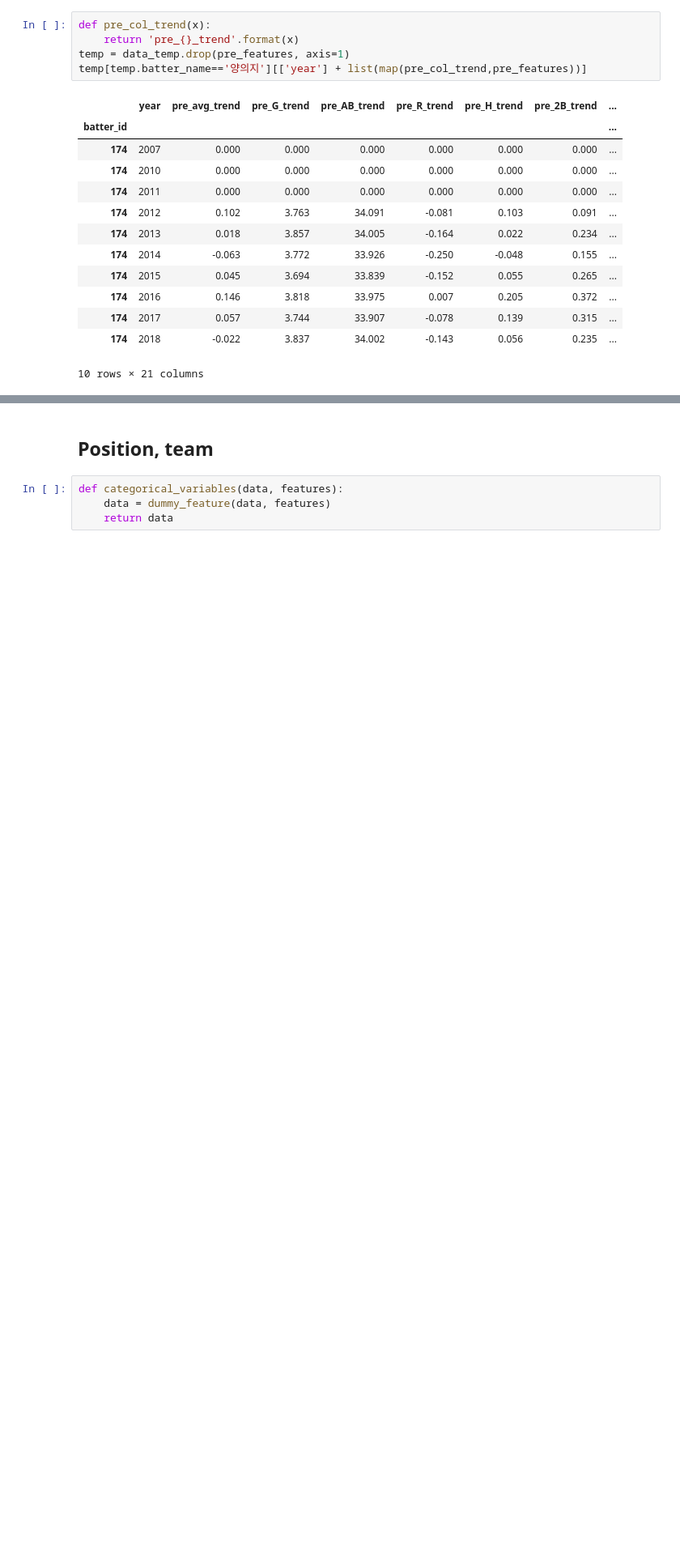
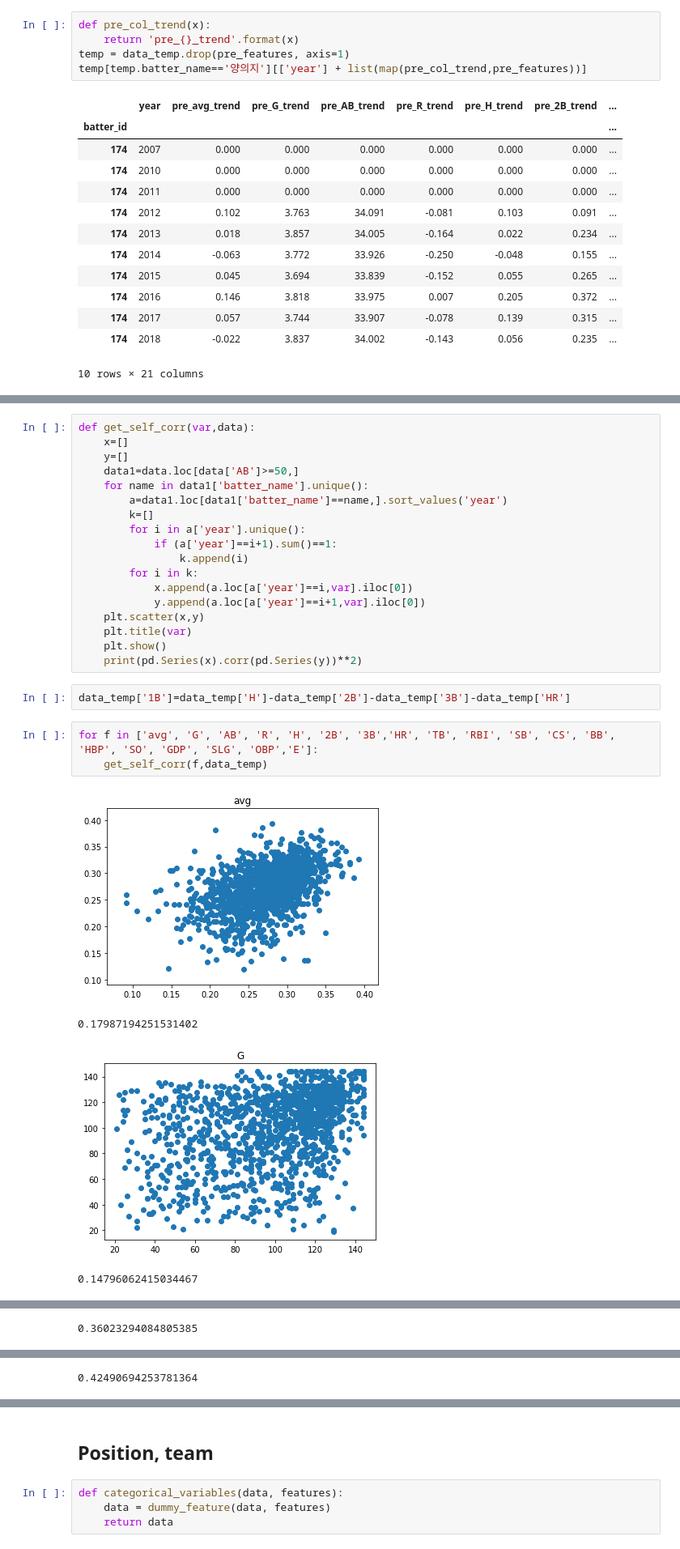
Before and after one commit to TooTouch/Dacon, a Jupyter notebook: ipynb/preprocessing.ipynb, the cells around one changed output, grey strips where cells are left out. Shown at 81% size. Cells and saved outputs as stored; diff of their text form; blank space fills up the shorter version.

```diff
--- a/ipynb/preprocessing.ipynb
+++ b/ipynb/preprocessing.ipynb
@@ -638,0 +707,28 @@ temp[temp.batter_name=='양의지'][['year'] + list(map(pre_col_trend,pre_featur
+# %%
+def get_self_corr(var,data):
+    x=[]
+    y=[]
+    data1=data.loc[data['AB']>=50,]
+    for name in data1['batter_name'].unique():
+        a=data1.loc[data1['batter_name']==name,].sort_values('year')
+        k=[]
+        for i in a['year'].unique():
+            if (a['year']==i+1).sum()==1:
+                k.append(i)
+        for i in k:
+            x.append(a.loc[a['year']==i,var].iloc[0])
+            y.append(a.loc[a['year']==i+1,var].iloc[0])
+    plt.scatter(x,y)
+    plt.title(var)
+    plt.show()
+    print(pd.Series(x).corr(pd.Series(y))**2)
+# %%
+data_temp['1B']=data_temp['H']-data_temp['2B']-data_temp['3B']-data_temp['HR']
+# %%
+for f in ['avg', 'G', 'AB', 'R', 'H', '2B', '3B','HR', 'TB', 'RBI', 'SB', 'CS', 'BB', 'HBP', 'SO', 'GDP', 'SLG', 'OBP','E']:
+    get_self_corr(f,data_temp)
+# %% [output]
+[figure, added]
+0.17987194251531402
+[figure, added]
+0.14796062415034467
@@ -638,0 +736 @@ temp[temp.batter_name=='양의지'][['year'] + list(map(pre_col_trend,pre_featur
+0.36023294084805385
@@ -638,0 +738 @@ temp[temp.batter_name=='양의지'][['year'] + list(map(pre_col_trend,pre_featur
+0.42490694253781364
```
Also changed, not shown: parts of 12 cells of this notebook, 8 other files.
